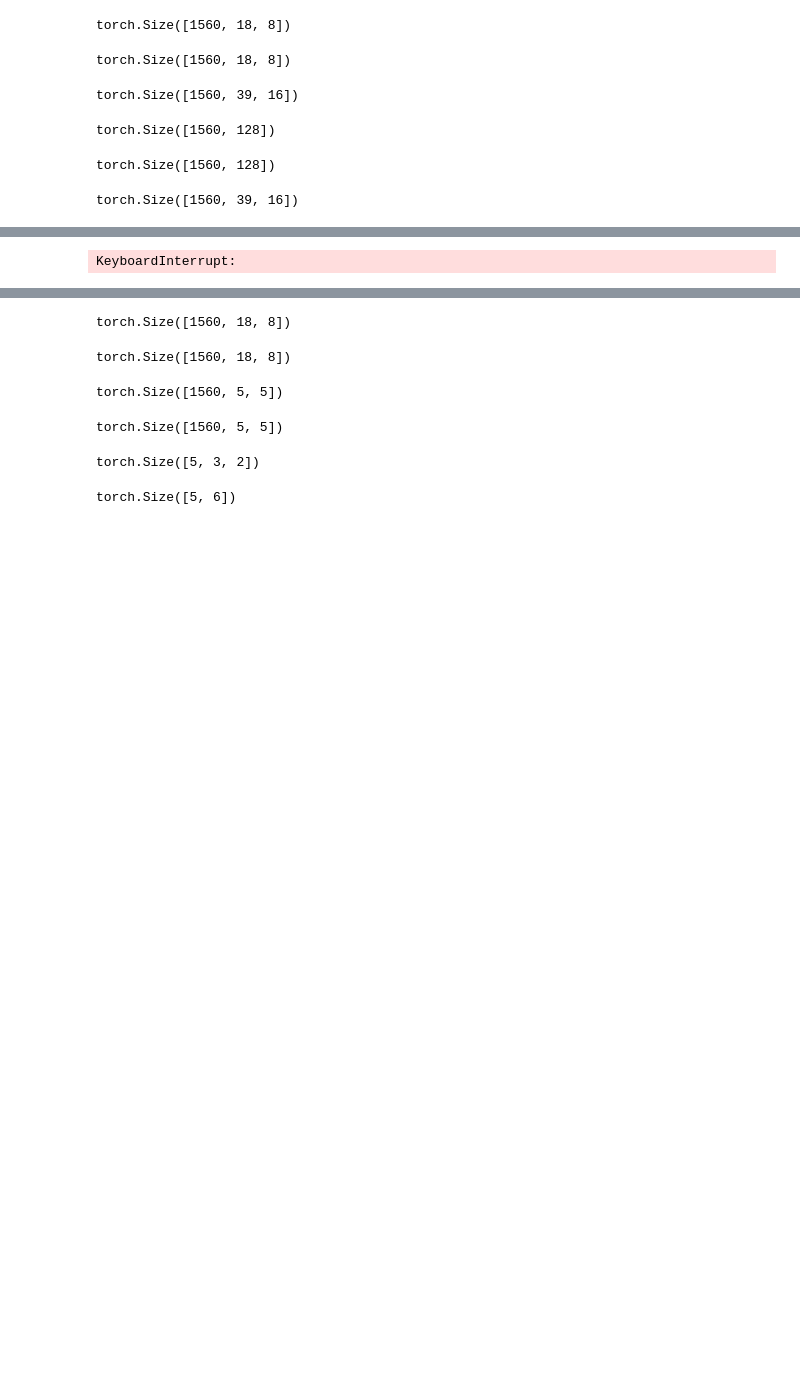
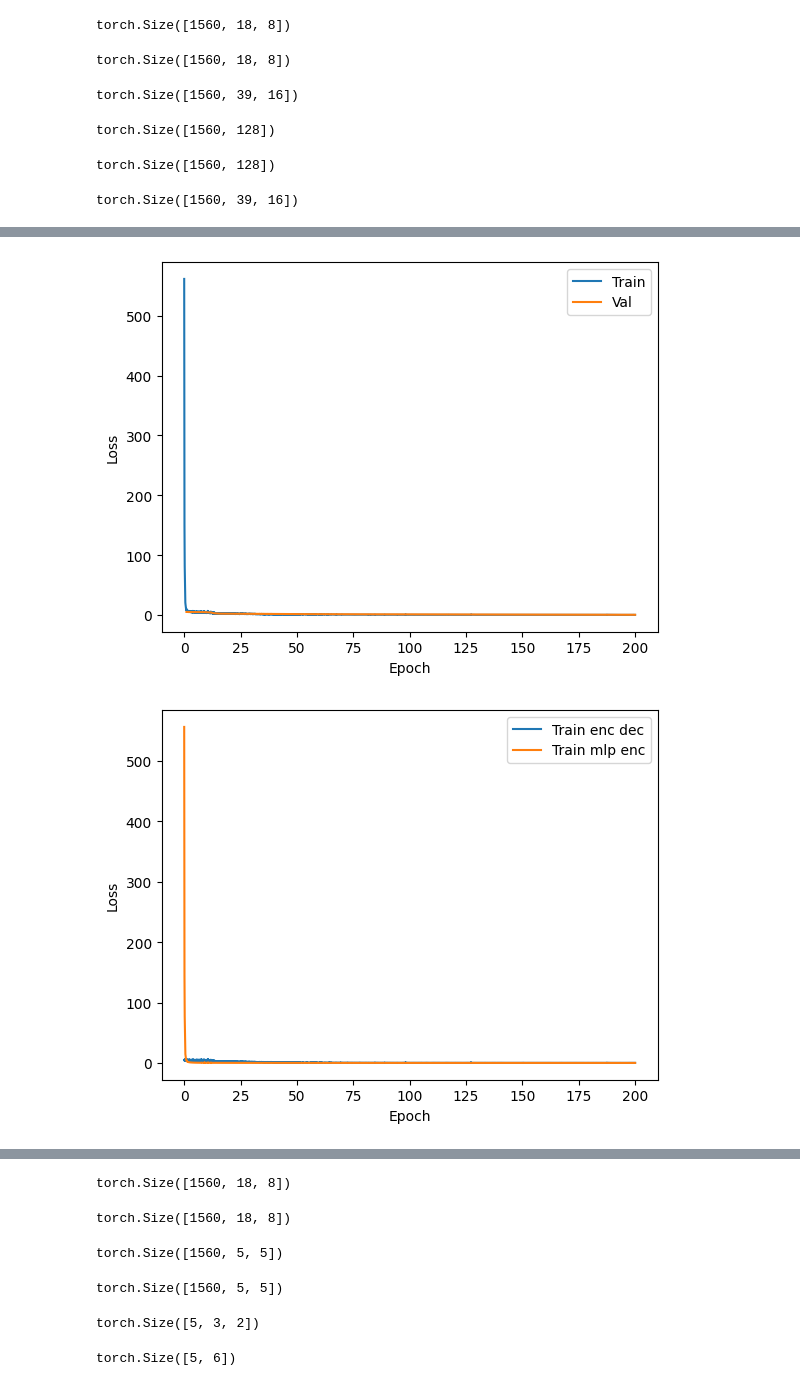
Before and after one commit to CS-433/ml-project-2-ita, a Jupyter notebook: Trial2_Enzo.ipynb, the cells around one changed output, grey strips where cells are left out. Drawn from its saved outputs; the diff is of its cells as text; code cells hidden in the pictures; blank space fills up the shorter version.

```diff
--- a/Trial2_Enzo.ipynb
+++ b/Trial2_Enzo.ipynb
@@ -493,7 +573,7 @@ def validate(model, device, val_loader, criterion):
     return test_loss,test_rel_loss
 
 
-def run_vel_training_encoder_decoder(num_epochs, lr, batch_size, device="cuda"):
+def run_vel_training_encoder_decoder(model_encoder_decoder,num_epochs, lr, batch_size, device="cuda"):
 
     train_vel_DataSet = Fluid_Dataset(train_params, train_vel)
     test_vel_DataSet = Fluid_Dataset(test_params, test_vel)
@@ -512,7 +592,6 @@ def run_vel_training_encoder_decoder(num_epochs, lr, batch_size, device="cuda"):
     )
 
     # ===== Model, Optimizer and Criterion =====
-    model_encoder_decoder= MLP_press_ConvAutoencoder_2()
     model_encoder_decoder = model_encoder_decoder.to(device=device)
     optimizer_encoder_decoder  = torch.optim.Adam(
         model_encoder_decoder.parameters(),
@@ -532,6 +611,7 @@ def run_vel_training_encoder_decoder(num_epochs, lr, batch_size, device="cuda"):
         train_loss, trai_loss_enc_dec, train_loss_mlp_enc = train_encoder_decoder_epoch(
             model_encoder_decoder, device, train_loader, optimizer_encoder_decoder, epoch, criterion_mlp
         )
+        print("LOSS_ENC: ", sum(trai_loss_enc_dec)/len(trai_loss_enc_dec), " LOSS_MLP: ", sum(train_loss_mlp_enc)/len(train_loss_mlp_enc))
         train_loss_history.extend(train_loss)
         train_loss_enc_dec_history.extend(trai_loss_enc_dec)
         train_loss_mlp_enc_history.extend(train_loss_mlp_enc)
@@ -568,10 +648,17 @@ def run_vel_training_encoder_decoder(num_epochs, lr, batch_size, device="cuda"):
 
     return model_encoder_decoder, val_loss_history[-1], val_rel_loss_history[-1]
 # %%
+activation="gelu" #"relu" o "gelu"
+pooling="avg" #"max" o "avg"
+K_comb=[3,1,1] #o K_comb=[5,1,2]
+L_c=3  #1,2, o 3
+L_l=1  #1,2, o 3
+
 batch_size=32
 num_epochs=200
 lr=0.0001
 #device=torch.device('cpu')
 device = torch.device('cuda' if torch.cuda.is_available() else 'cpu')
-model_trained,  val_loss, val_rel_loss = run_vel_training_encoder_decoder(num_epochs, lr, batch_size, device)
+
+model_trained,  val_loss, val_rel_loss = run_vel_training_encoder_decoder(MLP_press_ConvAutoencoder_3(activation,pooling,K_comb,L_c,L_l),num_epochs, lr, batch_size, device)
 # %% [output]
@@ -595 +682,2 @@ Test set: Average loss: 0.0799 Average relative error: 0.0363
-KeyboardInterrupt:
+[figure, added]
+[figure, added]
```
Also changed, not shown: parts of 4 cells of this notebook.
